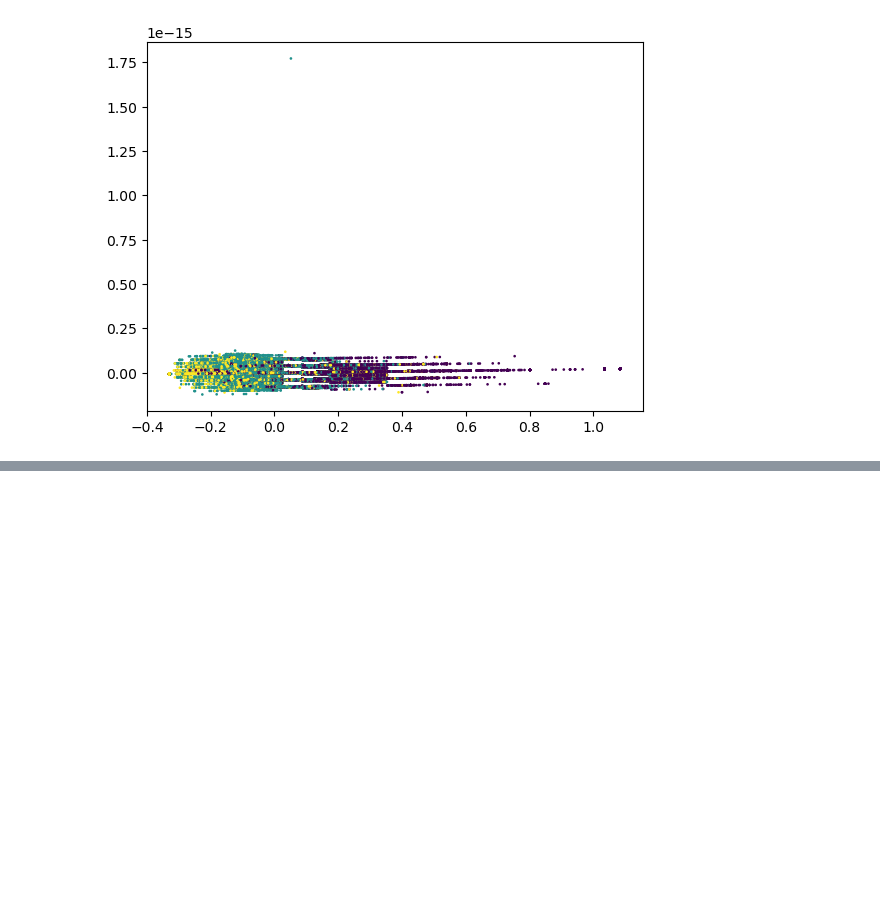
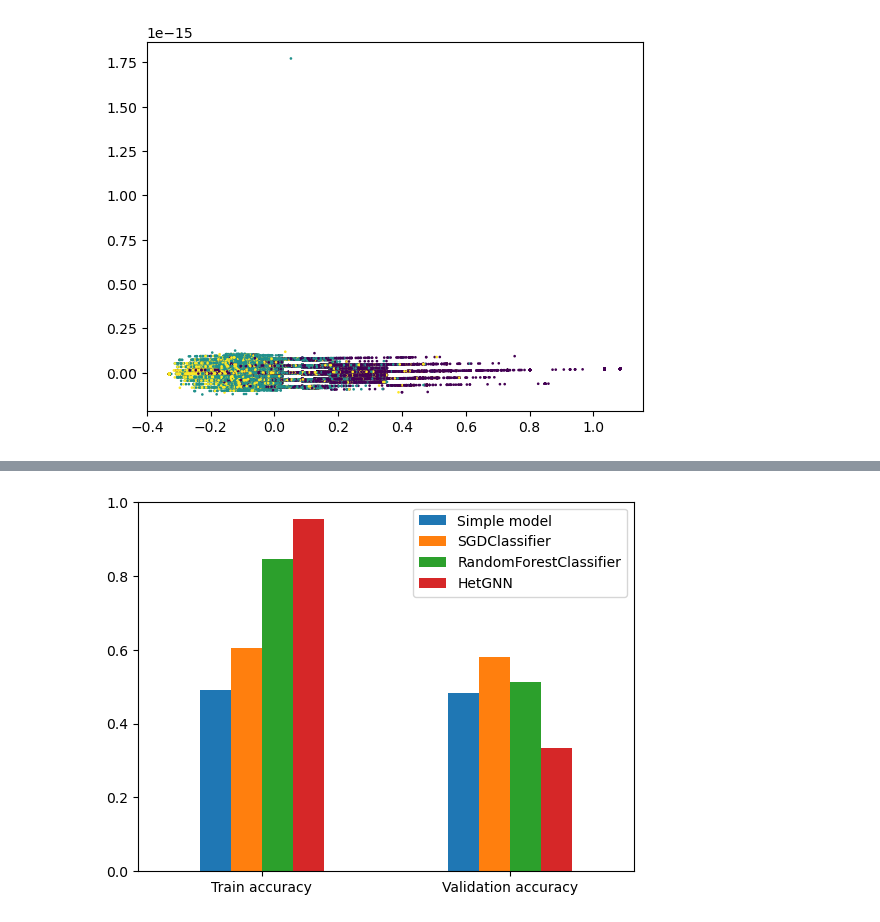
Before and after one commit to drigba/Data_mining_recommendation_system, a Jupyter notebook: baseline.ipynb, the cells around one changed output, grey strips where cells are left out. Saved outputs shown, nothing was run; the diff lists cells and outputs as text; code cells hidden in the pictures; blank space fills up the shorter version.

```diff
--- a/baseline.ipynb
+++ b/baseline.ipynb
@@ -481,0 +429,10 @@ array([[13872,  9192,  7527],
+# %%
+accs_t = [0.490964,0.605635, 0.846479, 0.9536446]
+accs_v = [0.48378435,0.581792,0.51402,0.334715]
+# %%
+acc_df = pd.DataFrame({"Train accuracy": accs_t, "Validation accuracy": accs_v})
+ax = acc_df.T.plot(kind="bar", rot=0)
+ax.legend(["Simple model", "SGDClassifier", "RandomForestClassifier", "HetGNN"])
+plt.show()
+# %% [output]
+[figure, added]
```
Also changed, not shown: parts of 16 cells of this notebook, 4 other files.
